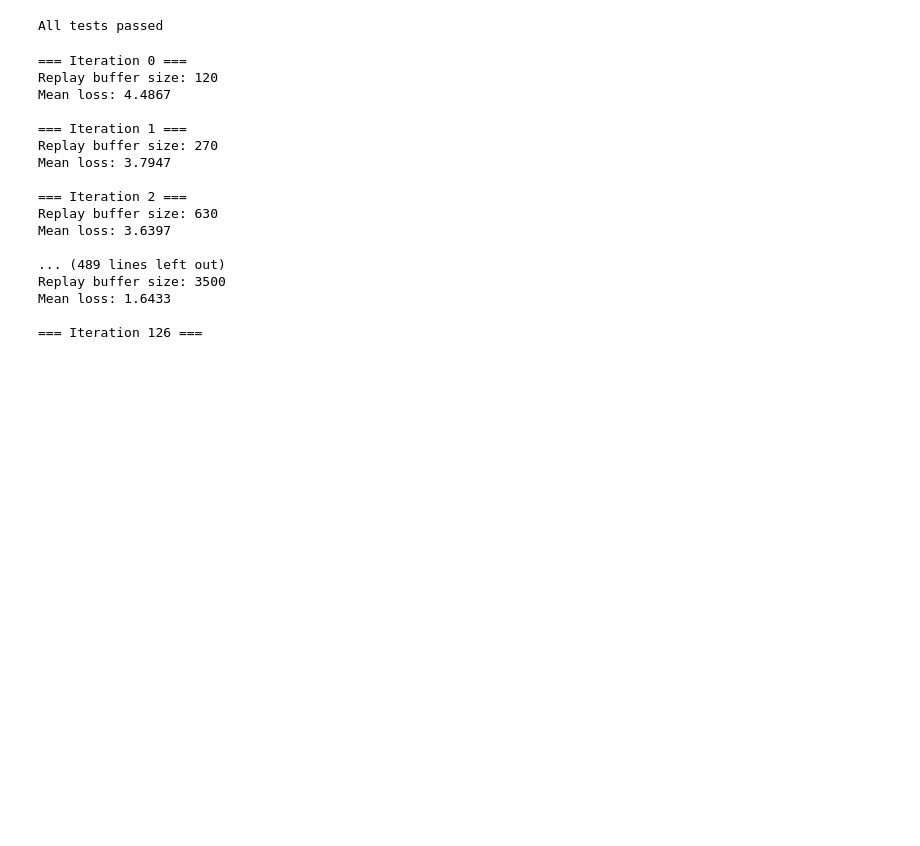
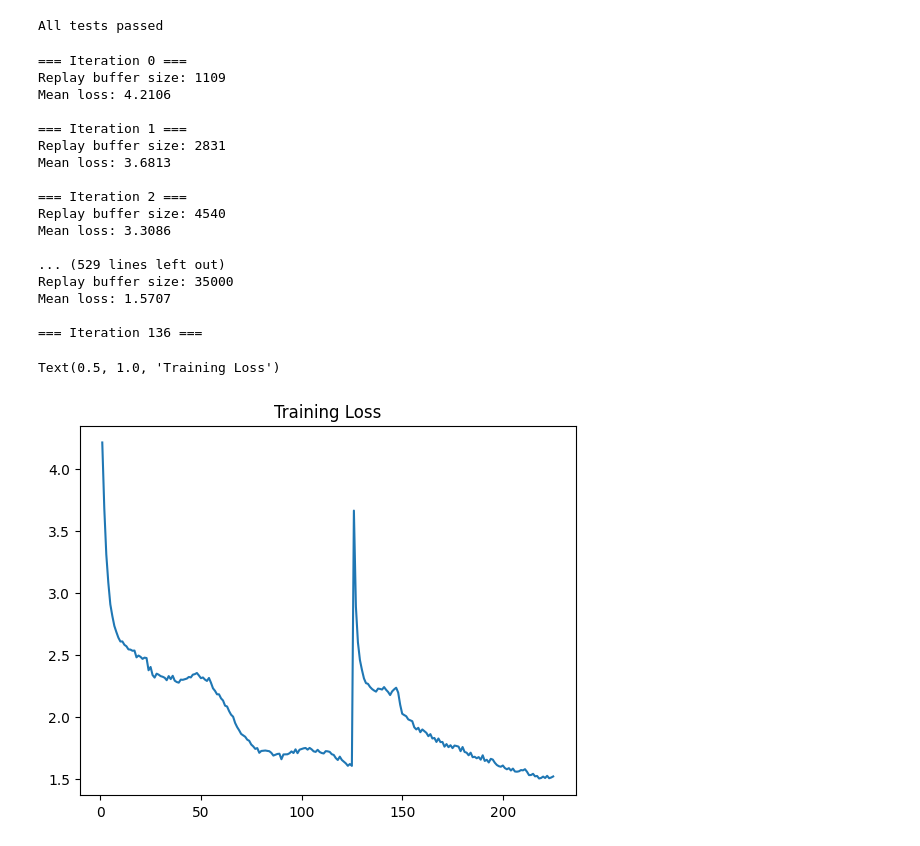
Before and after one commit to Karthik-29/OrderAndChaos, a Jupyter notebook: model/maxwell'sDemon.ipynb, the cells around one changed output. Cells and saved outputs as stored; diff of their text form; code cells hidden in the pictures; blank space fills up the shorter version.

Commit message:
training resumability

```diff
--- a/model/maxwell'sDemon.ipynb
+++ b/model/maxwell'sDemon.ipynb
@@ -285,12 +307,14 @@ def train_step(net, optimizer, batch):
 # %%
 #Training loop
 
-MAX_BUFFER_SIZE = 3500
 replay_buffer = []
-NUM_ITERATIONS = 200
-SELF_PLAY_GAMES = 15
-SIMULATIONS_PER_MOVE = 150
-BATCH_SIZE = 64
+NUM_ITERATIONS = 500
+BATCH_SIZE = 128
+MAX_BUFFER_SIZE = 35000
+SELF_PLAY_GAMES = 100
+SIMULATIONS_PER_MOVE = 400
+NUM_GRADIENT_STEPS = 70
+mean_loss_history = {}
 
 net = MaxwellsDemonNet()
 optimizer = torch.optim.Adam(net.parameters(), lr=1e-3)
@@ -314,7 +338,7 @@ for iteration in range(NUM_ITERATIONS):
     net.train()
     losses = []
 
-    for _ in range(20):  # 20 gradient steps per iteration
+    for _ in range(NUM_GRADIENT_STEPS):  #gradient steps per iteration
         batch = random.sample(
             replay_buffer,
             min(BATCH_SIZE, len(replay_buffer))
@@ -323,21 +347,51 @@ for iteration in range(NUM_ITERATIONS):
         losses.append(loss)
 
     print(f"Mean loss: {sum(losses)/len(losses):.4f}")
+    mean_loss_history[iteration + 1] = sum(losses)/len(losses)
+    #checkpoint
+    if (iteration + 1) % 25 == 0:  # save every 25 iterations
+        torch.save(
+            {
+                "model_state_dict": net.state_dict(),
+                "optimizer_state_dict": optimizer.state_dict(),
+                "iteration": iteration + 1,
+                "replay_buffer": replay_buffer,
+                "mean_loss_history": mean_loss_history,
+            },
+            "maxwells_demon_checkpoint.pt",
+        )
 # %% [output]
 === Iteration 0 ===
-Replay buffer size: 120
-Mean loss: 4.4867
+Replay buffer size: 1109
+Mean loss: 4.2106
 
 === Iteration 1 ===
-Replay buffer size: 270
-Mean loss: 3.7947
+Replay buffer size: 2831
+Mean loss: 3.6813
 
 === Iteration 2 ===
-Replay buffer size: 630
-Mean loss: 3.6397
+Replay buffer size: 4540
+Mean loss: 3.3086
 
-... (489 lines left out)
-Replay buffer size: 3500
-Mean loss: 1.6433
+... (529 lines left out)
+Replay buffer size: 35000
+Mean loss: 1.5707
 
-=== Iteration 126 ===
+=== Iteration 136 ===
+# %%
+checkpoint = torch.load("maxwells_demon_checkpoint.pt")
+
+net = MaxwellsDemonNet()
+
+net.load_state_dict(checkpoint["model_state_dict"])
+optimizer.load_state_dict(checkpoint["optimizer_state_dict"])
+mean_loss_history = checkpoint["mean_loss_history"]
+current_iteration = checkpoint["iteration"]
+replay_buffer = checkpoint["replay_buffer"]
+
+
+plt.plot(list(mean_loss_history.keys()), list(mean_loss_history.values()))
+plt.title("Training Loss")
+# %% [output]
+Text(0.5, 1.0, 'Training Loss')
+[figure, added]
```
Also changed, not shown: parts of 5 cells of this notebook, 1 other file.
